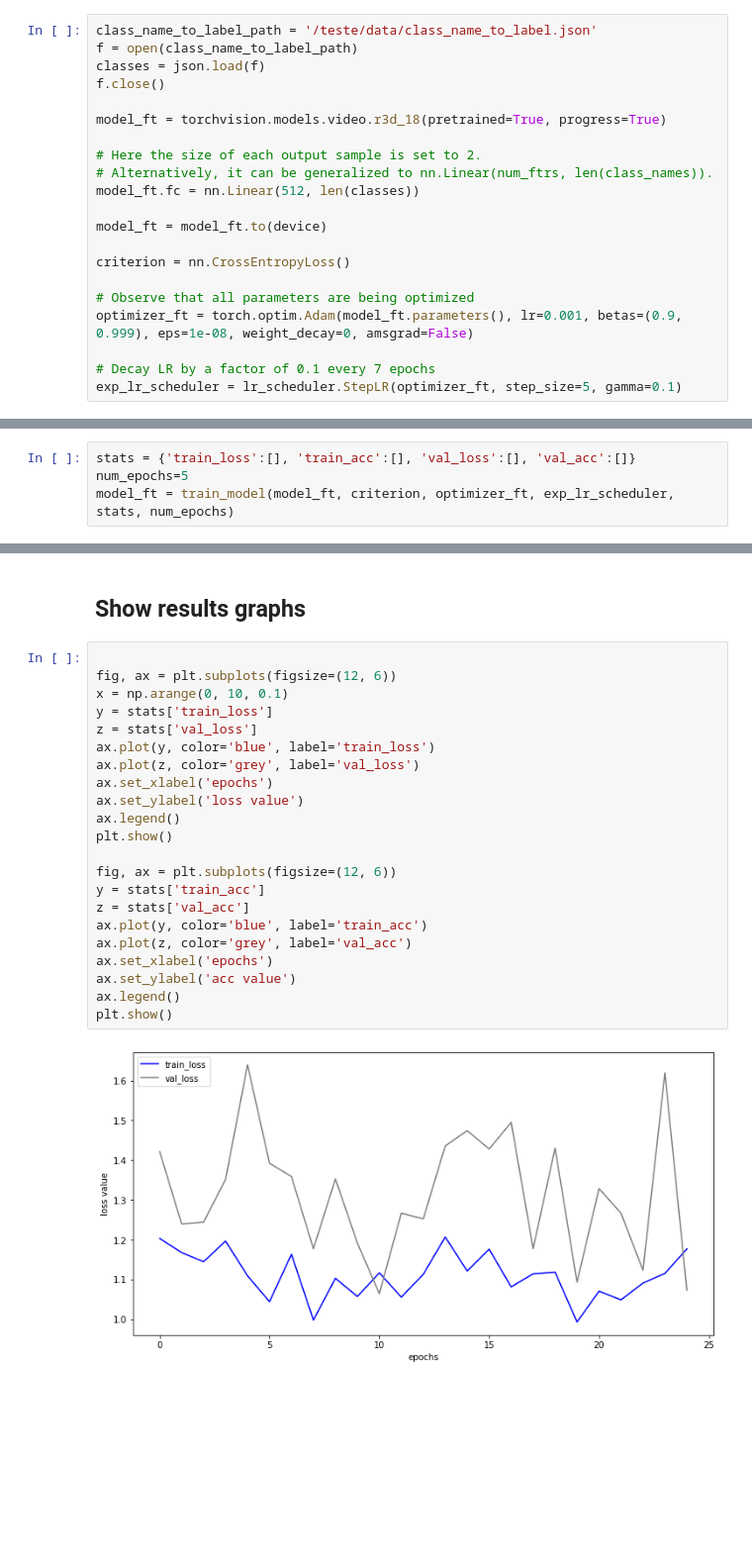
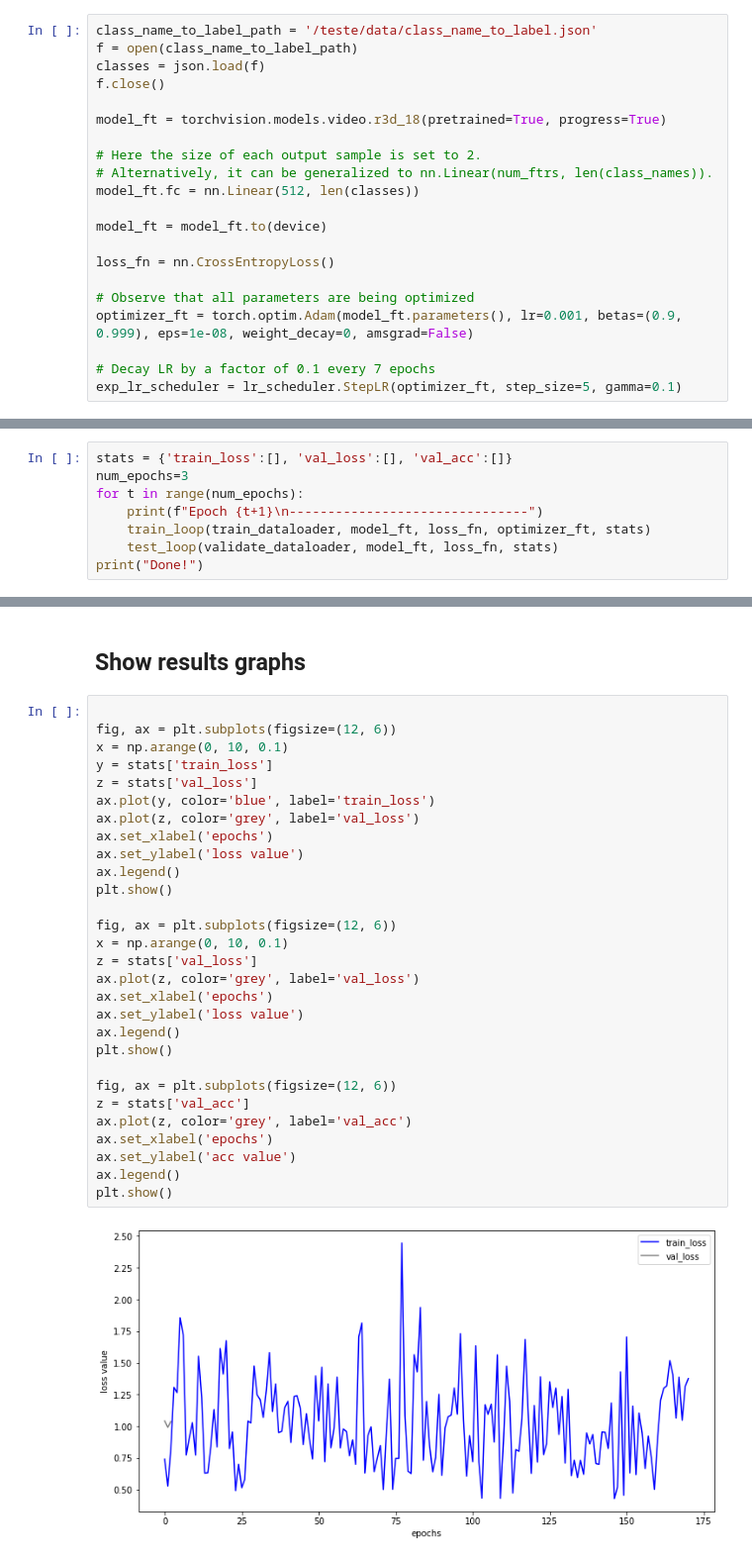
Before and after one commit to raulviana/INESC-summerInternship, a Jupyter notebook: remote.ipynb, the cells around one changed output, grey strips where cells are left out. Shown at 99% size. Drawn from its saved outputs; the diff is of its cells as text; blank space fills up the shorter version.

```diff
--- a/remote.ipynb
+++ b/remote.ipynb
@@ -351,7 +295,7 @@ model_ft.fc = nn.Linear(512, len(classes))
 
 model_ft = model_ft.to(device)
 
-criterion = nn.CrossEntropyLoss()
+loss_fn = nn.CrossEntropyLoss()
 
 # Observe that all parameters are being optimized
 optimizer_ft = torch.optim.Adam(model_ft.parameters(), lr=0.001, betas=(0.9, 0.999), eps=1e-08, weight_decay=0, amsgrad=False)
@@ -363,7 +305,11 @@ Downloading: "https://download.pytorch.org/models/r3d_18-b3b3357e.pth" to /root/
 # %%
 ## train and evaluate
 # %%
-stats = {'train_loss':[], 'train_acc':[], 'val_loss':[], 'val_acc':[]}
-num_epochs=5
-model_ft = train_model(model_ft, criterion, optimizer_ft, exp_lr_scheduler, stats, num_epochs)
+stats = {'train_loss':[], 'val_loss':[], 'val_acc':[]}
+num_epochs=3
+for t in range(num_epochs):
+    print(f"Epoch {t+1}\n-------------------------------")
+    train_loop(train_dataloader, model_ft, loss_fn, optimizer_ft, stats)
+    test_loop(validate_dataloader, model_ft, loss_fn, stats)
+print("Done!")
 # %% [output]
@@ -389,24 +337,31 @@ Best val Acc: 0.741176
 # %%
 
 fig, ax = plt.subplots(figsize=(12, 6))
 x = np.arange(0, 10, 0.1)
 y = stats['train_loss']
 z = stats['val_loss']
 ax.plot(y, color='blue', label='train_loss')
 ax.plot(z, color='grey', label='val_loss')
 ax.set_xlabel('epochs')
 ax.set_ylabel('loss value')
 ax.legend()
 plt.show()
 
 fig, ax = plt.subplots(figsize=(12, 6))
-y = stats['train_acc']
+x = np.arange(0, 10, 0.1)
+z = stats['val_loss']
+ax.plot(z, color='grey', label='val_loss')
+ax.set_xlabel('epochs')
+ax.set_ylabel('loss value')
+ax.legend()
+plt.show()
+
+fig, ax = plt.subplots(figsize=(12, 6))
 z = stats['val_acc']
-ax.plot(y, color='blue', label='train_acc')
 ax.plot(z, color='grey', label='val_acc')
 ax.set_xlabel('epochs')
 ax.set_ylabel('acc value')
 ax.legend()
 plt.show()
 # %% [output]
-[figure, old version]
+[figure, new version]
```
Also changed, not shown: parts of 4 cells of this notebook.
